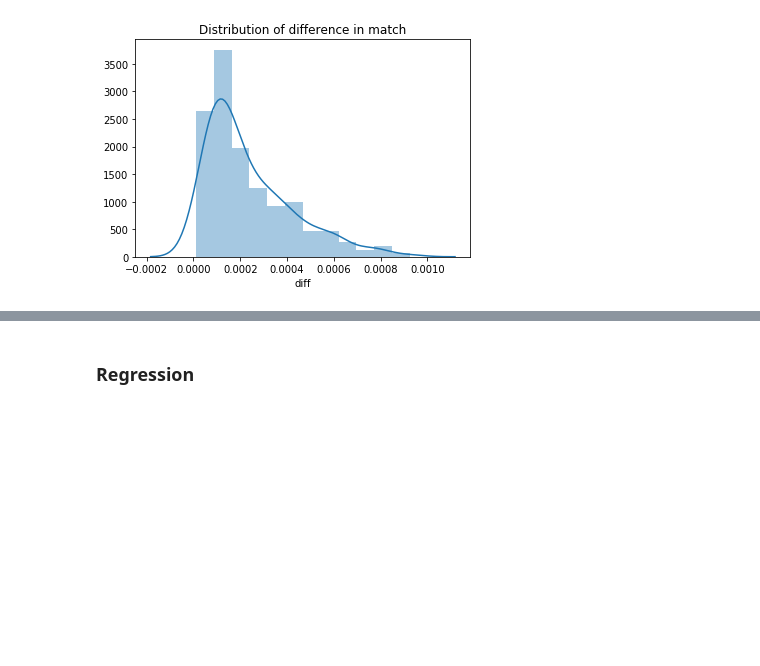
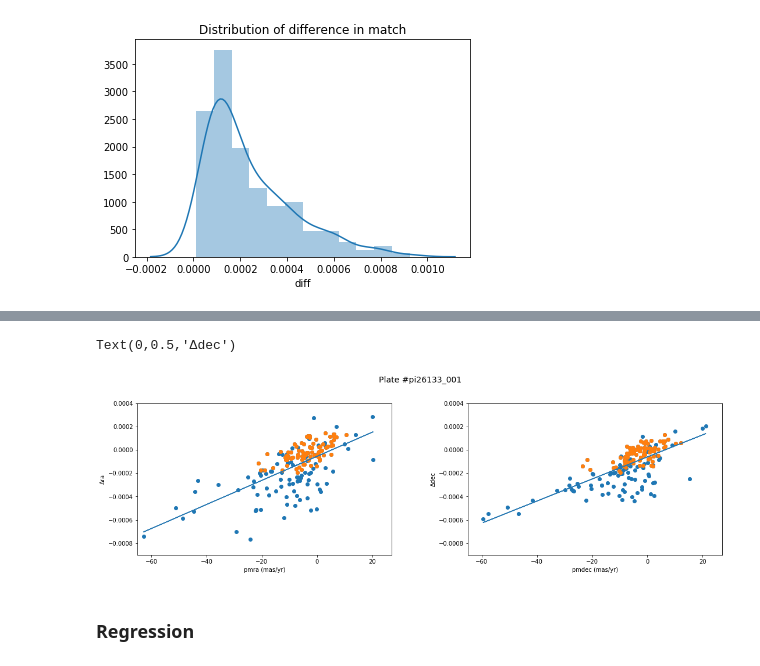
Before and after one commit to oliang2000/yerkes-plate-digitization, a Jupyter notebook: APT.ipynb, the cells around one changed output, grey strips where cells are left out. Drawn from its saved outputs; the diff is of its cells as text; code cells hidden in the pictures; blank space fills up the shorter version.

```diff
--- a/APT.ipynb
+++ b/APT.ipynb
@@ -119,3 +139,43 @@ Text(0.5,1,'pmdec')
+# %%
+#graphing proper motion
+
+df_na = df.dropna().reset_index(drop=True)#for regression
+fig = plt.figure(figsize=(18,5))#graph size
+title = fig.suptitle("Plate #pi26133_001", fontsize=14)
+fig.subplots_adjust(top=0.85, wspace=0.3, hspace=0.5)
+
+ax1 = fig.add_subplot(121)#graph1
+X = df_na["pmra"] #regression model
+y = df_na["Δra"]
+X = sm.add_constant(X)
+model = sm.OLS(y, X).fit()
+pred = df_na["pmra"]*model.params['pmra']+model.params['const']
+plt.scatter(df["pmra"], df["Δra"]) #points =
+plt.scatter(df_filtered["pmra"], df_filtered["Δra"])
+plt.plot(df_na["pmra"],pred,'#2678b2')#regression
+axes = plt.gca()#axis names
+axes.set_xlim([-65,27])
+axes.set_ylim([-0.0009,0.0004])
+plt.xlabel("pmra (mas/yr)")
+plt.ylabel("Δra")
+
+ax1 = fig.add_subplot(122)#graph2
+X = df_na["pmdec"] #regression model
+y = df_na["Δdec"]
+X = sm.add_constant(X)
+model = sm.OLS(y, X).fit()
+pred = df_na["pmdec"]*model.params['pmdec']+model.params['const']
+plt.scatter(df["pmdec"], df["Δdec"]) #points =
+plt.scatter(df_filtered["pmdec"], df_filtered["Δdec"])
+plt.plot(df_na["pmdec"],pred,'#2678b2')#regression
+axes = plt.gca()
+axes.set_xlim([-65,27])
+axes.set_ylim([-0.0009,0.0004])
+plt.xlabel("pmdec (mas/yr)")
+plt.ylabel("Δdec")
+# %% [output]
+Text(0,0.5,'Δdec')
+[figure, added]
 # %% [markdown]
 ### Regression
 # %%
```
Also changed, not shown: parts of 10 cells of this notebook.
